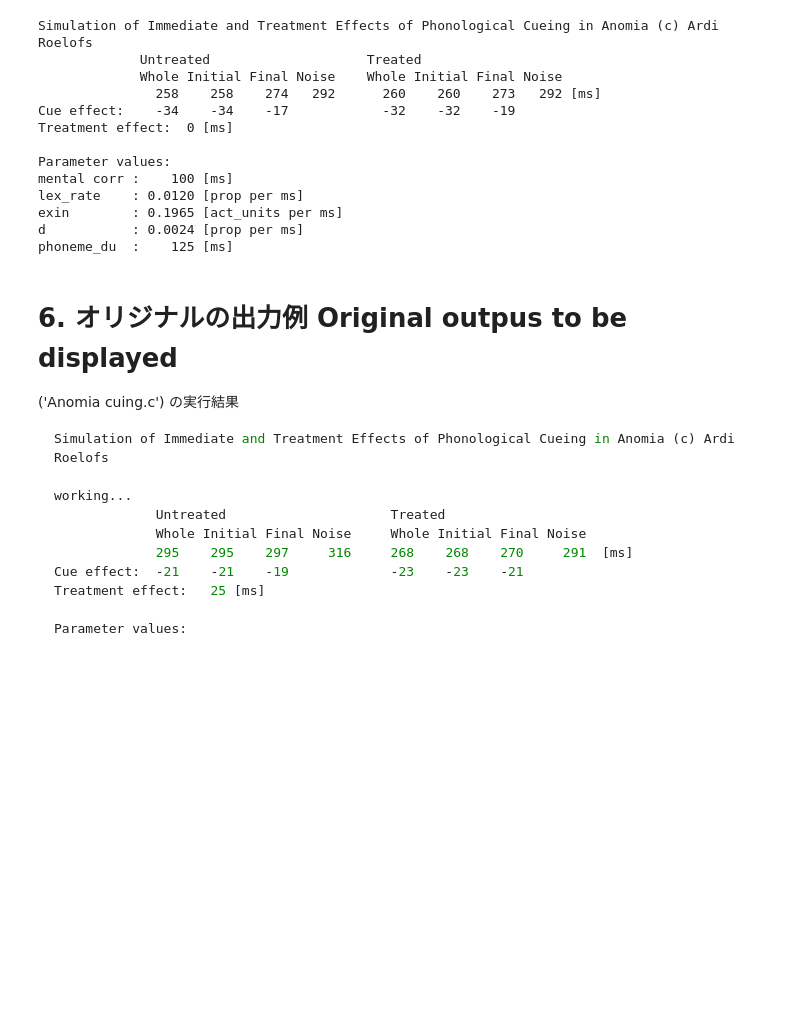
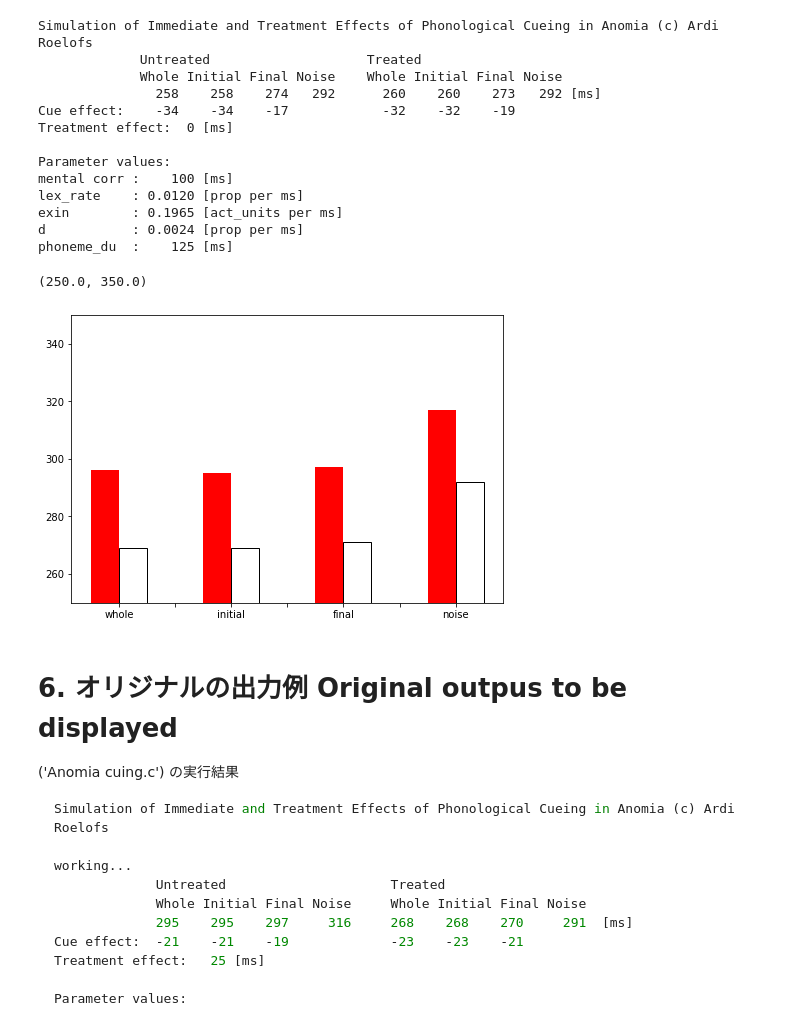
Before and after one commit to project-ccap/project-ccap.github.io, a Jupyter notebook: notebooks/2020ccap_Roelofs2019_Anomia_cueing_demo.ipynb, the cells around one changed output. Drawn from its saved outputs; the diff is of its cells as text; code cells hidden in the pictures; blank space fills up the shorter version.

```diff
--- a/notebooks/2020ccap_Roelofs2019_Anomia_cueing_demo.ipynb
+++ b/notebooks/2020ccap_Roelofs2019_Anomia_cueing_demo.ipynb
@@ -805,6 +779,26 @@ lex_rate    : 0.0120 [prop per ms]
 exin        : 0.1965 [act_units per ms]
 d           : 0.0024 [prop per ms]
 phoneme_du  :    125 [ms]
+# %%
+x = [[296, 295, 297, 317],
+     [269, 269, 271, 292]]
+xx = np.array([0,1,2,3])
+X = np.arange(4)
+fig = plt.figure()
+ax = fig.add_axes([0,0,1,1])
+#ax.set_xticklabels(names_of_cueing_conds)
+ax.set_xticklabels(['', 'whole','','initial','','final', '', 'noise'])
+#ax.xlabels =
+ax.bar(xx - 0.125, x[0], color = 'r', width = 0.25)
+ax.bar(X + 0.125, x[1], color = 'w', edgecolor='black', width = 0.25)
+plt.ylim(250,350)
+#plt.bar(xx,x[0])
+#plt.bar(xx+0.5,x[1])
+#plt.show()
+#x[0]
+# %% [output]
+(250.0, 350.0)
+[figure, added]
 # %% [markdown]
 # 6. オリジナルの出力例 Original outpus to be displayed
 ('Anomia cuing.c') の実行結果
```
Also changed, not shown: parts of 11 cells of this notebook.
